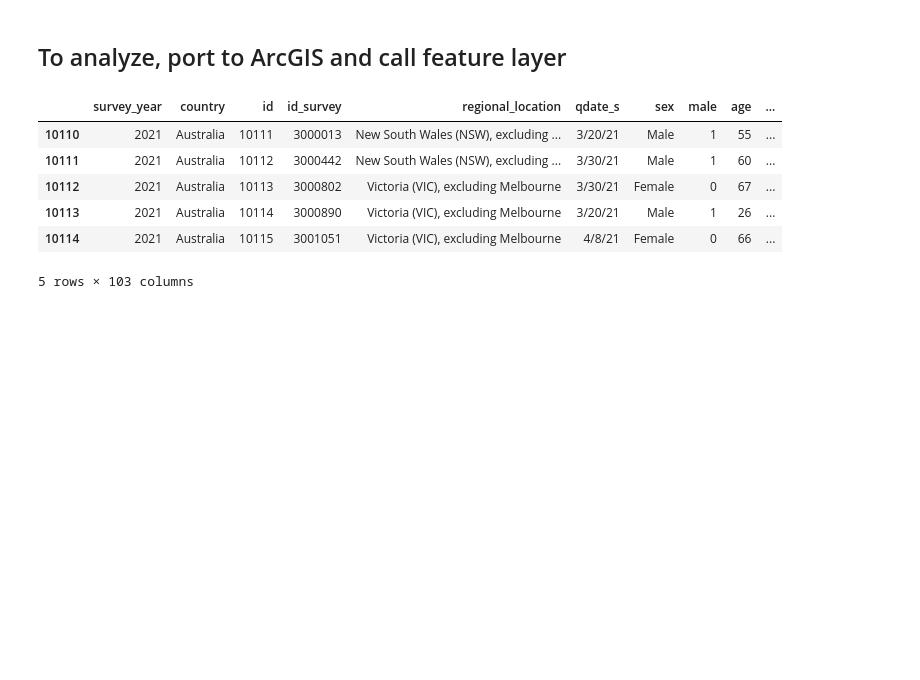
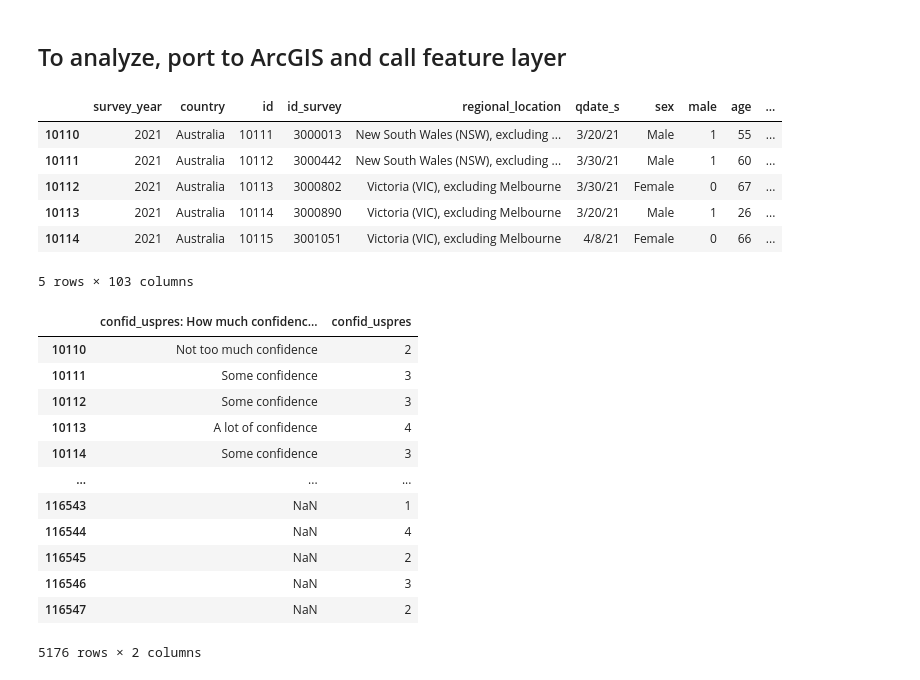
Before and after one commit to LAS-NCSU/bridash, a Jupyter notebook: data_processing/pew/summary_stats_pew.ipynb, the cells around one changed output. Drawn from its saved outputs; the diff is of its cells as text; code cells hidden in the pictures; blank space fills up the shorter version.

```diff
--- a/data_processing/pew/summary_stats_pew.ipynb
+++ b/data_processing/pew/summary_stats_pew.ipynb
@@ -326,3 +331,19 @@ df.head()
 | 10113 | 2021 | Australia | 10114 | 3000890 | Victoria (VIC), excluding Melbourne | 3/20/21 | Male | 1 | 26 | ... |
 | 10114 | 2021 | Australia | 10115 | 3001051 | Victoria (VIC), excluding Melbourne | 4/8/21 | Female | 0 | 66 | ... |
 5 rows × 103 columns
+# %%
+df.filter(regex='confid_uspres', axis=1)
+# %% [output]
+|  | confid_uspres: How much confidenc... | confid_uspres |
+| 10110 | Not too much confidence | 2 |
+| 10111 | Some confidence | 3 |
+| 10112 | Some confidence | 3 |
+| 10113 | A lot of confidence | 4 |
+| 10114 | Some confidence | 3 |
+| ... | ... | ... |
+| 116543 | NaN | 1 |
+| 116544 | NaN | 4 |
+| 116545 | NaN | 2 |
+| 116546 | NaN | 3 |
+| 116547 | NaN | 2 |
+5176 rows × 2 columns
```
Also changed, not shown: parts of 3 cells of this notebook, 2 other files.
